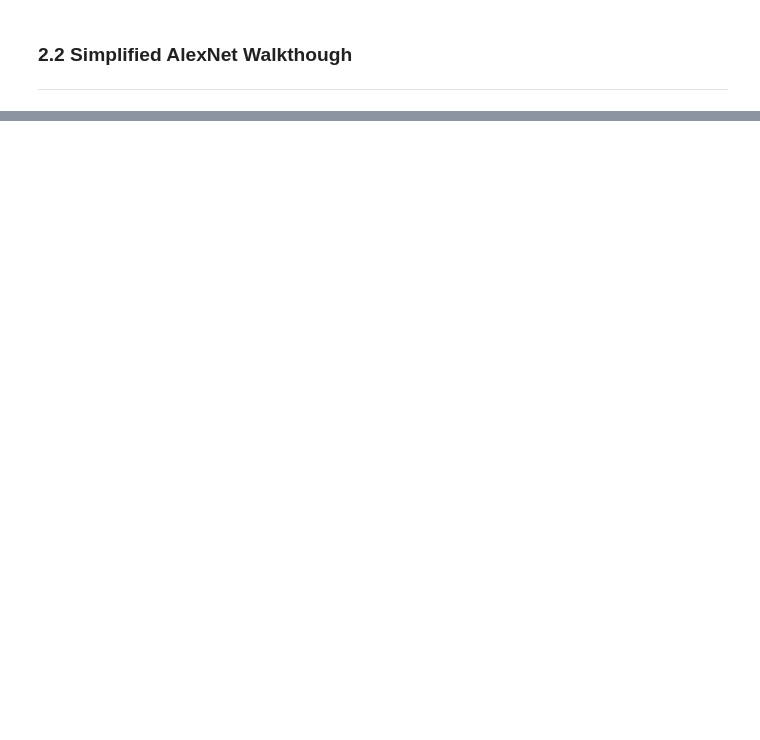
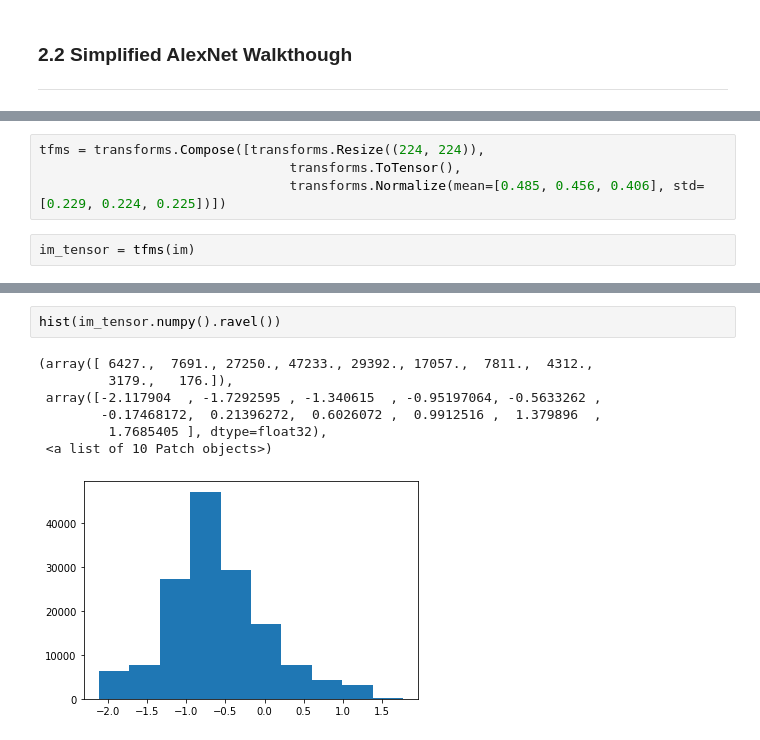
Before and after one commit to unccv/deep_learning_for_computer_vision, a Jupyter notebook: notebooks/image_classification_part_2.ipynb, the cells around one changed output, grey strips where cells are left out. Drawn from its saved outputs; the diff is of its cells as text; blank space fills up the shorter version.

```diff
--- a/notebooks/image_classification_part_2.ipynb
+++ b/notebooks/image_classification_part_2.ipynb
@@ -357,0 +427,6 @@ YouTubeVideo('WO_mP-HPH4M', width = 1280, height=720)
+# %%
+tfms = transforms.Compose([transforms.Resize((224, 224)),
+                                transforms.ToTensor(),
+                                transforms.Normalize(mean=[0.485, 0.456, 0.406], std=[0.229, 0.224, 0.225])])
+# %%
+im_tensor = tfms(im)
@@ -357,0 +437,10 @@ YouTubeVideo('WO_mP-HPH4M', width = 1280, height=720)
+# %%
+hist(im_tensor.numpy().ravel())
+# %% [output]
+(array([ 6427.,  7691., 27250., 47233., 29392., 17057.,  7811.,  4312.,
+         3179.,   176.]),
+ array([-2.117904  , -1.7292595 , -1.340615  , -0.95197064, -0.5633262 ,
+        -0.17468172,  0.21396272,  0.6026072 ,  0.9912516 ,  1.379896  ,
+         1.7685405 ], dtype=float32),
+ <a list of 10 Patch objects>)
+[figure, added]
```
Also changed, not shown: parts of 33 cells of this notebook, 3 other files.
